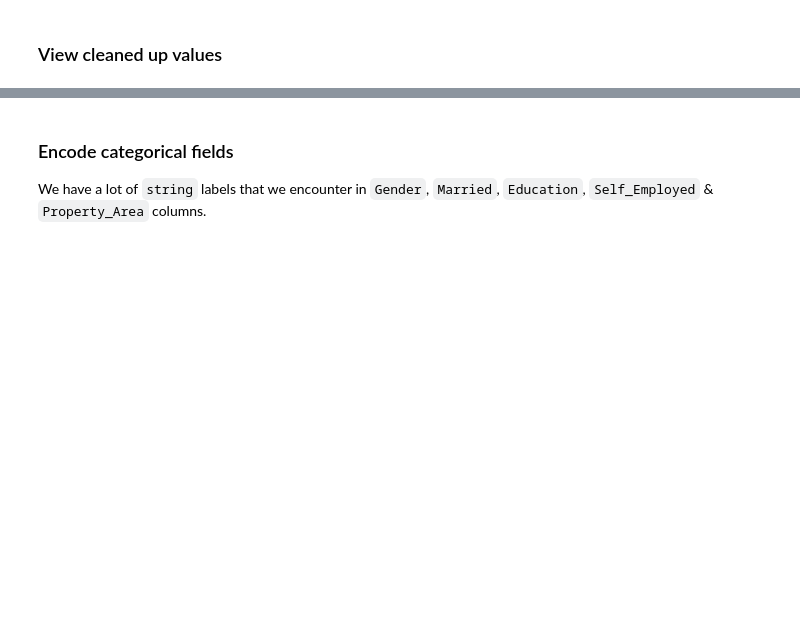
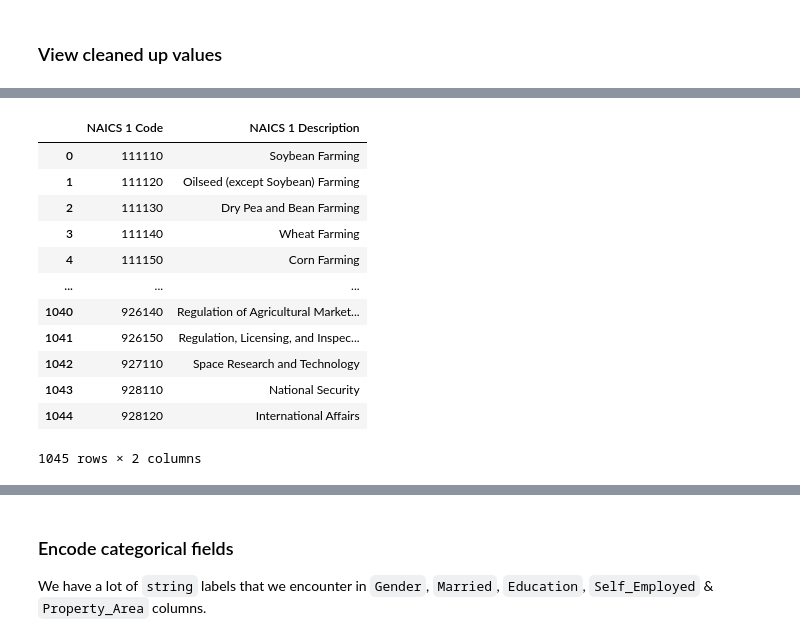
Before and after one commit to jinahporter/project3, a Jupyter notebook: PPP.ipynb, the cells around one changed output, grey strips where cells are left out. Drawn from its saved outputs; the diff is of its cells as text; code cells hidden in the pictures; blank space fills up the shorter version.

```diff
--- a/PPP.ipynb
+++ b/PPP.ipynb
@@ -85,0 +142,22 @@ for col in label_cols:
+# %%
+naics.dtypes
+naics[naics.isnull().any(axis=1)]
+
+
+naics['NAICS 1 Code'] = naics['NAICS 1 Code'].astype(int)
+
+naics
+# %% [output]
+|  | NAICS 1 Code | NAICS 1 Description |
+| 0 | 111110 | Soybean Farming |
+| 1 | 111120 | Oilseed (except Soybean) Farming |
+| 2 | 111130 | Dry Pea and Bean Farming |
+| 3 | 111140 | Wheat Farming |
+| 4 | 111150 | Corn Farming |
+| ... | ... | ... |
+| 1040 | 926140 | Regulation of Agricultural Market... |
+| 1041 | 926150 | Regulation, Licensing, and Inspec... |
+| 1042 | 927110 | Space Research and Technology |
+| 1043 | 928110 | National Security |
+| 1044 | 928120 | International Affairs |
+1045 rows × 2 columns
```
Also changed, not shown: parts of 9 cells of this notebook, 3 other files.
